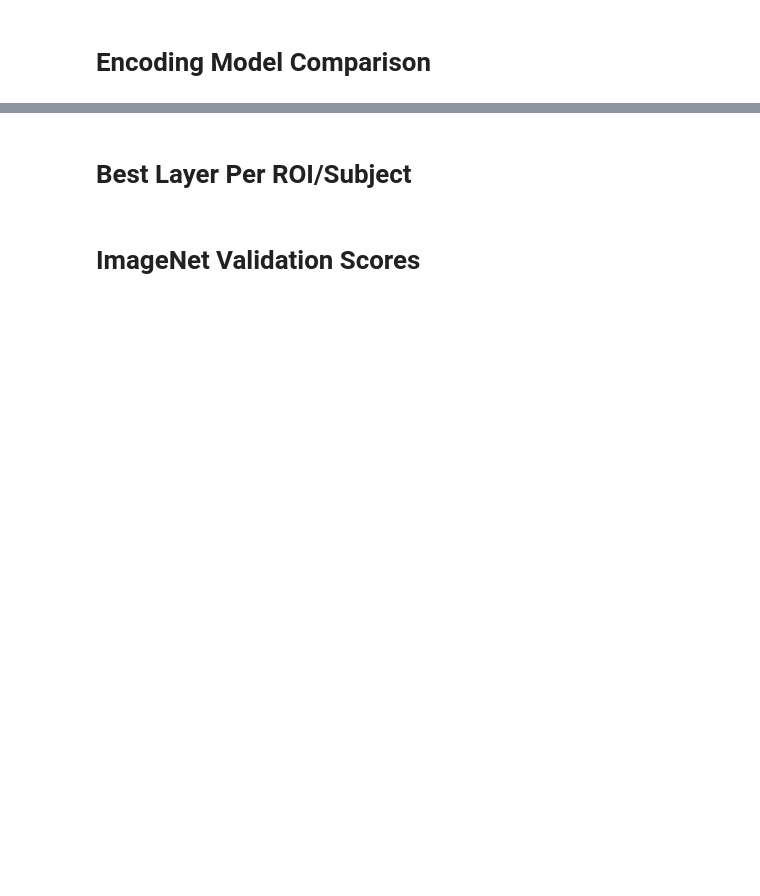
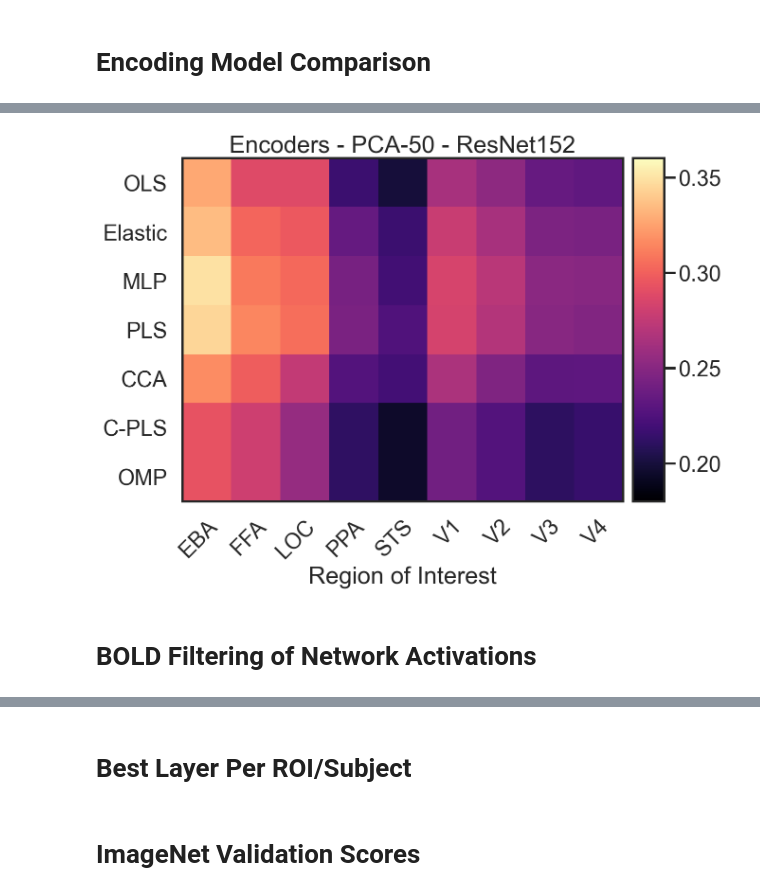
Before and after one commit to RobertTLange/algonauts-2021, a Jupyter notebook: notebooks/inspect_experiments.ipynb, the cells around one changed output, grey strips where cells are left out. Saved outputs shown, nothing was run; the diff lists cells and outputs as text; code cells hidden in the pictures; blank space fills up the shorter version.

```diff
--- a/notebooks/inspect_experiments.ipynb
+++ b/notebooks/inspect_experiments.ipynb
@@ -182,12 +182,13 @@ plot_combined_scores(scores, range_x, range_y, title, ylabel,
 # %% [markdown]
 # Encoding Model Comparison
 # %%
-meta_log_ols, hyper_log_ols = load_result_logs("../data/experiments/roi/ols_pca_50_resnet50_bo_25")
-meta_log_elastic, hyper_log_elastic = load_result_logs("../data/experiments/roi/elastic_pca_50_resnet50_bo_25")
-meta_log_mlp, hyper_log_mlp = load_result_logs("../data/experiments/roi/mlp_pca_50_resnet50_bo_25")
-meta_log_pls, hyper_log_pls = load_result_logs("../data/experiments/roi/pls_50_resnet50_bo_25")
-meta_log_cca, hyper_log_cca = load_result_logs("../data/experiments/roi/cca_pca_50_resnet50_bo_25")
-meta_log_cpls, hyper_log_cpls = load_result_logs("../data/experiments/roi/cpls_pca_50_resnet50_bo_25")
+meta_log_ols, hyper_log_ols = load_result_logs("../data/experiments/roi/encoders/ols_pca_50_resnet152_bo_25")
+meta_log_elastic, hyper_log_elastic = load_result_logs("../data/experiments/roi/encoders/elastic_pca_50_resnet152_bo_25")
+meta_log_mlp, hyper_log_mlp = load_result_logs("../data/experiments/roi/encoders/mlp_pca_50_resnet152_bo_25")
+meta_log_pls, hyper_log_pls = load_result_logs("../data/experiments/roi/architectures/pls_pca_50_resnet152_bo_25")
+meta_log_cca, hyper_log_cca = load_result_logs("../data/experiments/roi/encoders/cca_pca_50_resnet152_bo_25")
+meta_log_cpls, hyper_log_cpls = load_result_logs("../data/experiments/roi/encoders/cpls_pca_50_resnet152_bo_25")
+meta_log_omp, hyper_log_omp = load_result_logs("../data/experiments/roi/encoders/omp_pca_50_resnet152_bo_25")
 
 
 ols = get_norm_score(hyper_log_ols)
@@ -196,3 +197,5 @@ mlp = get_norm_score(hyper_log_mlp)
 pls = get_norm_score(hyper_log_pls)
 cca = get_norm_score(hyper_log_cca)
 cpls = get_norm_score(hyper_log_cpls)
+cpls = get_norm_score(hyper_log_cpls)
+omp = get_norm_score(hyper_log_cpls)
@@ -199,8 +219,12 @@ cpls = get_norm_score(hyper_log_cpls)
 # %%
-scores = [ols, elastic, mlp, pls, cca, cpls]
-range_y = ['OLS', "Elastic", "MLP", "PLS", "CCA", "C-PLS"][::-1]
+scores = [ols, elastic, mlp, pls, cca, cpls, omp]
+range_y = ['OLS', "Elastic", "MLP", "PLS", "CCA", "C-PLS", "OMP"][::-1]
 range_x = ["EBA", "FFA", "LOC", "PPA", "STS", "V1", "V2", "V3", "V4"]
-title = "Encoders - PCA-50 - ResNet50"
+title = "Encoders - PCA-50 - ResNet152"
 ylabel = None
 plot_combined_scores(scores, range_x, range_y, title, ylabel,
-                     min_heat=0.12, max_heat=0.34)
+                     min_heat=0.18, max_heat=0.36)
+# %% [output]
+[figure, added]
+# %% [markdown]
+# BOLD Filtering of Network Activations
```
Also changed, not shown: parts of 13 cells of this notebook, 38 other files.
